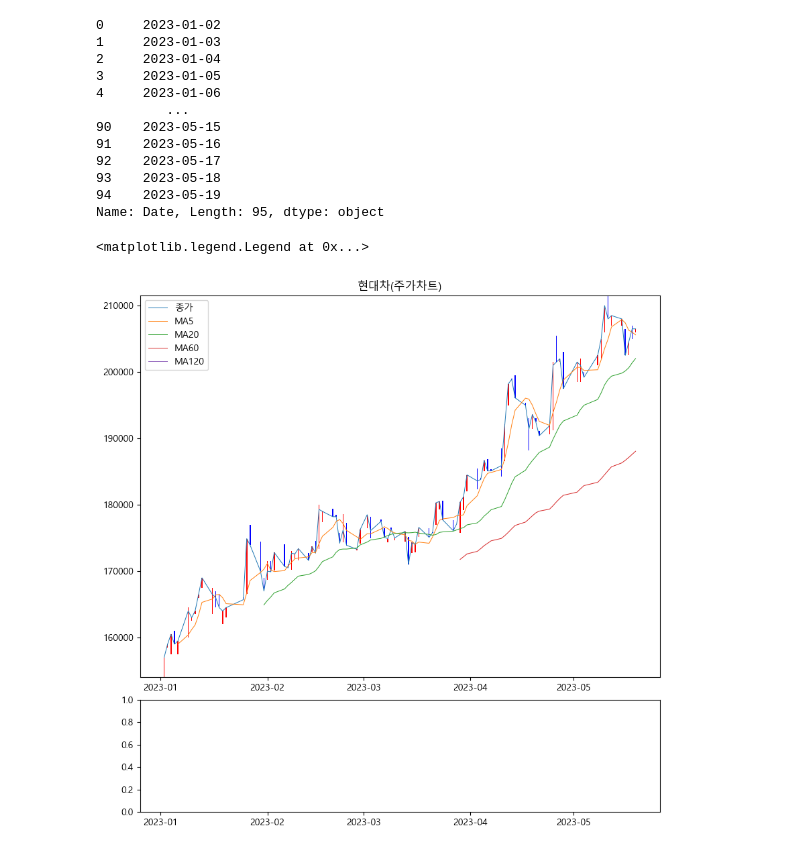
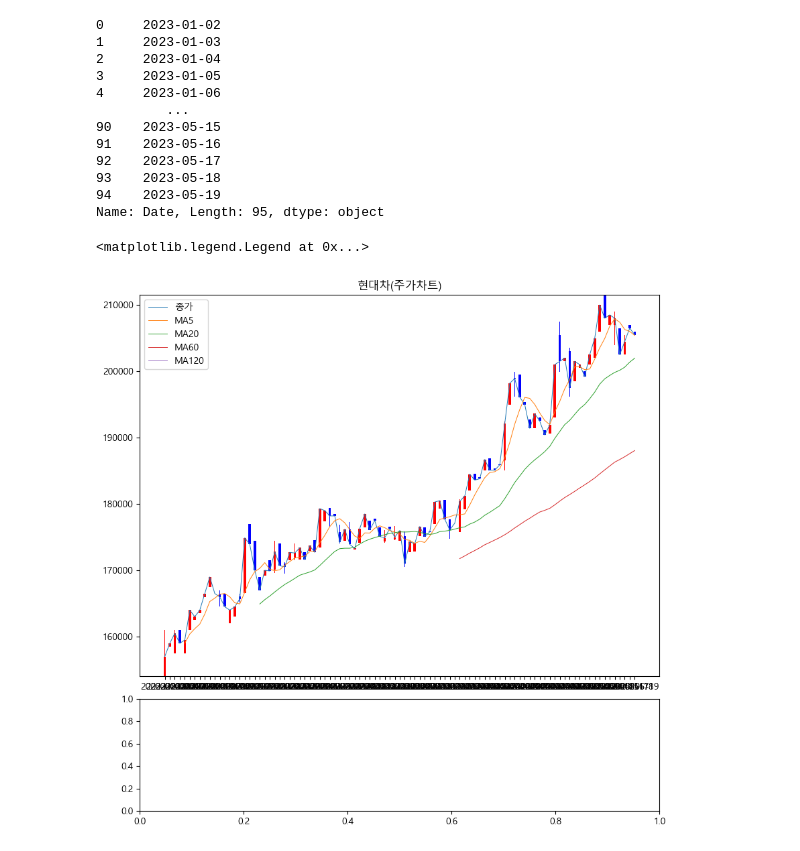
Before and after one commit to chickchop/algo_trader, a Jupyter notebook: algo/test.ipynb, the cells around one changed output. Cells and saved outputs as stored; diff of their text form; code cells hidden in the pictures.

```diff
--- a/algo/test.ipynb
+++ b/algo/test.ipynb
@@ -181,34 +163,34 @@ stock_df.reset_index()["Date"].astype(str)
 94    2023-05-19
 Name: Date, Length: 95, dtype: object
 # %%
-width = .3
+width = .5
 width2 = .03
 
 
 fig = plt.figure(figsize=(10,10))
 axes =  plt.subplot2grid((4,4), (0,0), rowspan=3, colspan=4)
-bottom_axes = plt.subplot2grid((4,4), (3,0), rowspan=1, colspan=4, sharex=axes)
+bottom_axes = plt.subplot2grid((4,4), (3,0), rowspan=1, colspan=4)
 bottom_axes.get_yaxis().get_major_formatter().set_scientific(False)
-axes.bar(up.index, up["Close"]-up["Open"], width, bottom=up["Open"], color="red")
-axes.bar(up.index, up["High"]-up["Close"], width2, bottom=up["Close"], color="red")
-axes.bar(up.index, up["Low"]-up["Open"], width2, bottom=up["Open"], color="red")
+
+axes.plot(stock_df.index.strftime("%Y-%m-%d"), stock_df['Close'], label='종가', linewidth=0.7)
+axes.plot(stock_df.index.strftime("%Y-%m-%d"), stock_df['ma5'], label='MA5', linewidth=0.7)
+axes.plot(stock_df.index.strftime("%Y-%m-%d"), stock_df['ma20'], label='MA20', linewidth=0.7)
+axes.plot(stock_df.index.strftime("%Y-%m-%d"), stock_df['ma60'], label='MA60', linewidth=0.7)
+axes.plot(stock_df.index.strftime("%Y-%m-%d"), stock_df['ma120'], label='MA120', linewidth=0.7)
+axes.bar(up.index.strftime("%Y-%m-%d"), up["Close"]-up["Open"], width, bottom=up["Open"], color="red")
+axes.bar(up.index.strftime("%Y-%m-%d"), up["High"]-up["Close"], width2, bottom=up["Close"], color="red")
+axes.bar(up.index.strftime("%Y-%m-%d"), up["Low"]-up["Open"], width2, bottom=up["Open"], color="red")
 
 # Plotting down prices of the stock
-axes.bar(down.index, down["Close"]-down["Open"], width, bottom=down["Open"], color="blue")
-axes.bar(down.index, down["High"]-down["Close"], width2, bottom=down["Close"], color="blue")
-axes.bar(down.index, down["Low"]-down["Open"], width2, bottom=down["Open"], color="blue")
-
-axes.plot(stock_df.index, stock_df['Close'], label='종가', linewidth=0.7)
-axes.plot(stock_df.index, stock_df['ma5'], label='MA5', linewidth=0.7)
-axes.plot(stock_df.index, stock_df['ma20'], label='MA20', linewidth=0.7)
-axes.plot(stock_df.index, stock_df['ma60'], label='MA60', linewidth=0.7)
-axes.plot(stock_df.index, stock_df['ma120'], label='MA120', linewidth=0.7)
+axes.bar(down.index.strftime("%Y-%m-%d"), down["Close"]-down["Open"], width, bottom=down["Open"], color="blue")
+axes.bar(down.index.strftime("%Y-%m-%d"), down["High"]-down["Close"], width2, bottom=down["Close"], color="blue")
+axes.bar(down.index.strftime("%Y-%m-%d"), down["Low"]-down["Open"], width2, bottom=down["Open"], color="blue")
 
 axes.set_title(f'{corp_nm}(주가차트)')
 axes.legend(loc='best')
 # %% [output]
 <matplotlib.legend.Legend at 0x...>
-[figure, old version]
+[figure, new version]
 # %%
 # 색깔 구분을 위한 함수
 color_fuc = lambda x : 'r' if x >= 0 else 'b'
```
Also changed, not shown: parts of 7 cells of this notebook, 3 other files.
